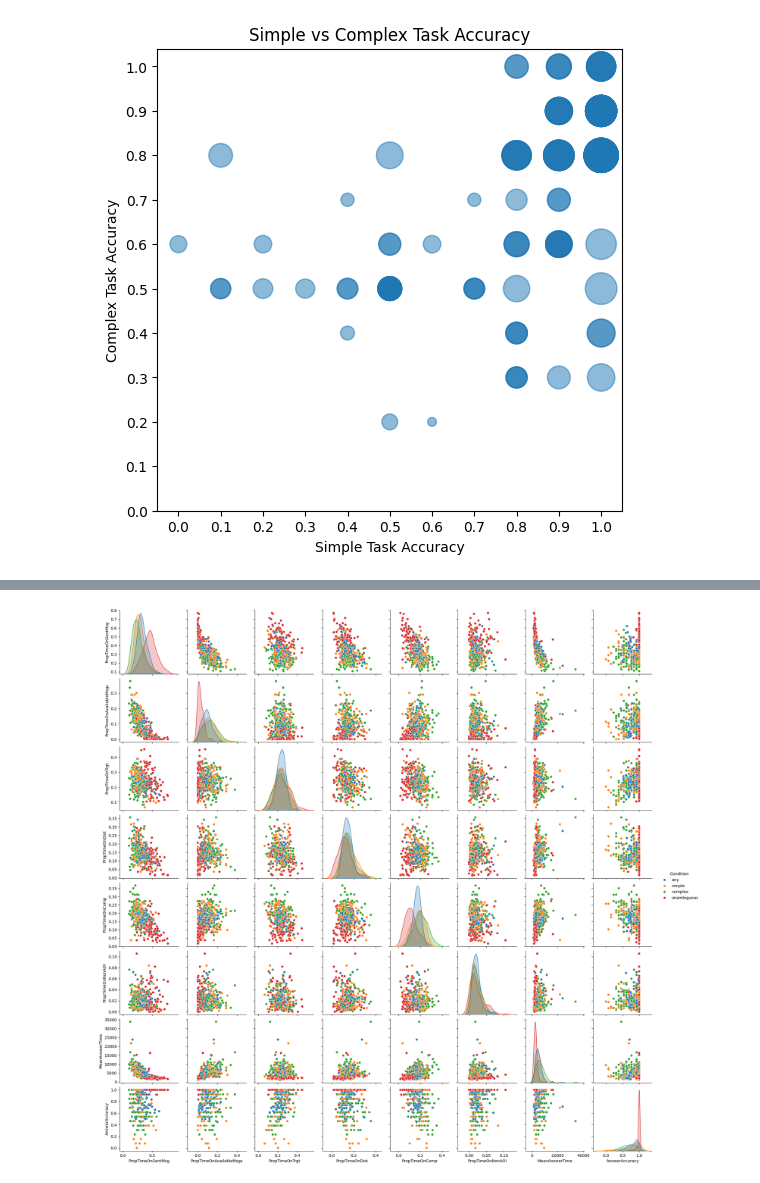
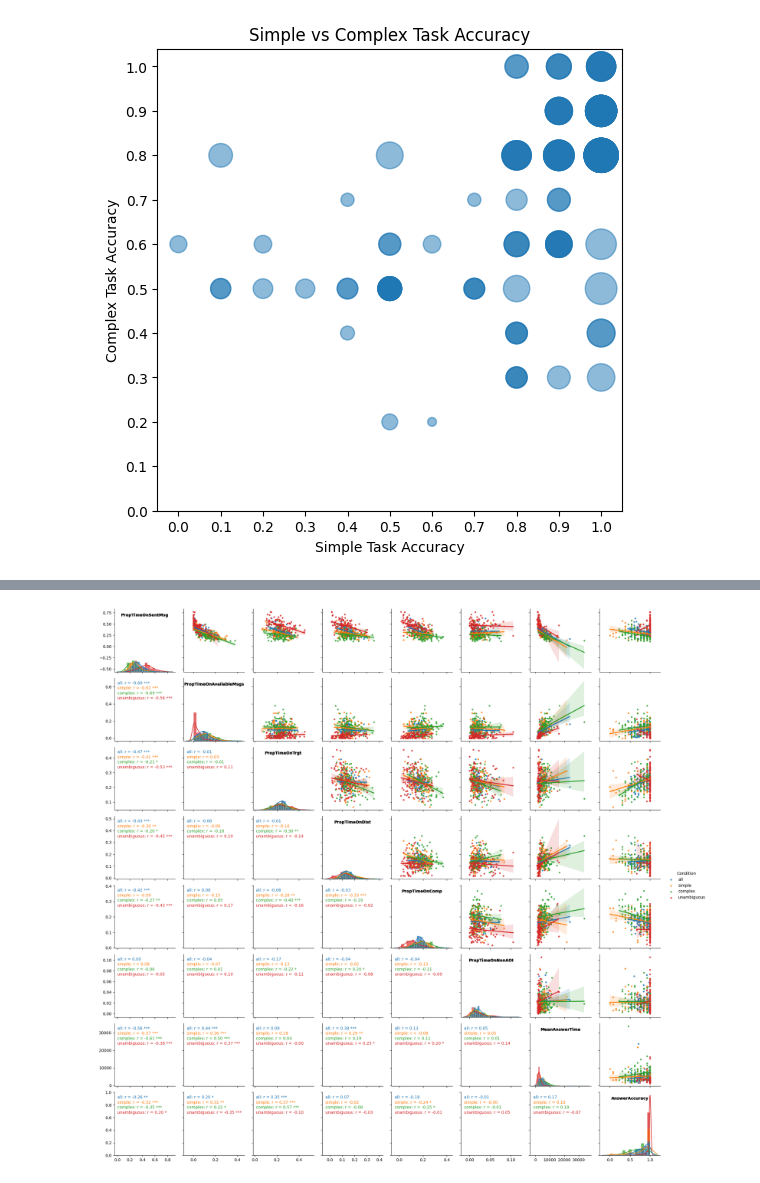
Before and after one commit to GAtemROU/Thesis-Project, a Jupyter notebook: analysis/plots.ipynb, the cells around one changed output, grey strips where cells are left out. Drawn from its saved outputs; the diff is of its cells as text; code cells hidden in the pictures.

```diff
--- a/analysis/plots.ipynb
+++ b/analysis/plots.ipynb
@@ -40,38 +40,64 @@ plt.show()
 # %%
 df = pd.read_csv('data/final_datasets/final_experiment_participants.csv')
 df.drop("Subject", inplace=True, axis=1)
-def corrfunc(x, y, **kws):
-  r, p = stats.pearsonr(x, y)
-  p_stars = ''
-  if p <= 0.05:
-    p_stars = '*'
-  if p <= 0.01:
-    p_stars = '**'
-  if p <= 0.001:
-    p_stars = '***'
-  ax = plt.gca()
-  ax.annotate('r = {:.2f} '.format(r) + p_stars, xycoords=ax.transAxes)
+
+def corrfunc(x, y, hue_value=None, color=None, ax=None, y_offset=0, **kws):
+    """Annotate the plot with the correlation coefficient and significance."""
+    r, p = stats.pearsonr(x, y)
+    p_stars = ''
+    if p <= 0.05:
+        p_stars = '*'
+    if p <= 0.01:
+        p_stars = '**'
+    if p <= 0.001:
+        p_stars = '***'
+    if ax is None:
+        ax = plt.gca()
+    label = f'{hue_value}: r = {r:.2f} {p_stars}' if hue_value else f'r = {r:.2f} {p_stars}'
+    ax.annotate(label, xy=(0.05, 0.9 - y_offset), xycoords='axes fraction', color=color, fontsize=10, alpha=1)
 
 def annotate_colname(x, **kws):
-  ax = plt.gca()
-  ax.annotate(x.name, xy=(0.05, 0.9), xycoords=ax.transAxes,
-              fontweight='bold')
+    """Annotate the diagonal with the column name."""
+    ax = plt.gca()
+    ax.annotate(x.name, xy=(0.5, 0.9), xycoords='axes fraction',
+                ha='center', va='center', fontweight='bold')
 
-def cor_matrix(df):
-  g = sns.PairGrid(df, palette=['red'])
-  # Use normal regplot as `lowess=True` doesn't provide CIs.
-  g.map_upper(sns.regplot, scatter_kws={'s':10})
-  g.map_diag(sns.histplot, kde=True, kde_kws=dict(cut=3), alpha=.4, edgecolor=(1, 1, 1, .4))
-  g.map_diag(annotate_colname)
-  g.map_lower(sns.kdeplot, cmap='Blues_d')
-  g.map_lower(corrfunc)
-  # Remove axis labels, as they're in the diagonals.
-  for ax in g.axes.flatten():
-    ax.set_ylabel('')
-    ax.set_xlabel('')
-  return g
+def cor_matrix(df, hue=None):
+    """Create a correlation matrix plot with optional hue."""
+    if hue:
+        unique_hues = df[hue].unique()
+        palette = sns.color_palette(n_colors=len(unique_hues))
+        hue_colors = dict(zip(unique_hues, palette))
 
-# df = df[df['Condition'] == 'any']
-pair_corr = sns.pairplot(df, hue='Condition')
-pair_corr.map_upper(corrfunc)
+        g = sns.PairGrid(df, hue=hue, palette=palette)
+        g.map_upper(sns.regplot, scatter_kws={'s': 10})
+        g.map_diag(sns.histplot, kde=True, kde_kws=dict(cut=3), alpha=.7, edgecolor=(1, 1, 1, .4))
+        g.map_diag(annotate_colname)
+
+        # Custom lower triangle with correlation per hue
+        for i, j in zip(*np.tril_indices_from(g.axes, -1)):
+            ax = g.axes[i, j]
+            for idx, hue_value in enumerate(unique_hues):
+                subset = df[df[hue] == hue_value]
+                x_col = g.x_vars[j]  # Get the column name for x-axis
+                y_col = g.y_vars[i]  # Get the column name for y-axis
+                corrfunc(subset[x_col], subset[y_col], hue_value=hue_value, color=hue_colors[hue_value], ax=ax, y_offset=idx * 0.08)
+        g.add_legend()
+    else:
+        g = sns.PairGrid(df)
+        g.map_upper(sns.regplot, scatter_kws={'s': 10})
+        g.map_diag(sns.histplot, kde=True, kde_kws=dict(cut=3), alpha=.7, edgecolor=(1, 1, 1, .4))
+        g.map_diag(annotate_colname)
+        g.map_lower(sns.kdeplot, cmap='Blues_d')
+        g.map_lower(corrfunc)
+
+    # Remove axis labels, as they're in the diagonals.
+    for ax in g.axes.flatten():
+        ax.set_ylabel('')
+        ax.set_xlabel('')
+    return g
+
+cor_matrix(df, hue = 'Condition')
+# pair_corr = sns.pairplot(df, hue='Condition')
+# pair_corr.map_upper(corrfunc)
 # %% [output]
@@ -79 +105 @@ TypeError: Axes.annotate() missing 1 required positional argument: 'xy'
-[figure, old version]
+[figure, new version]
```
Also changed, not shown: parts of 1 cell of this notebook, 2 other files.
